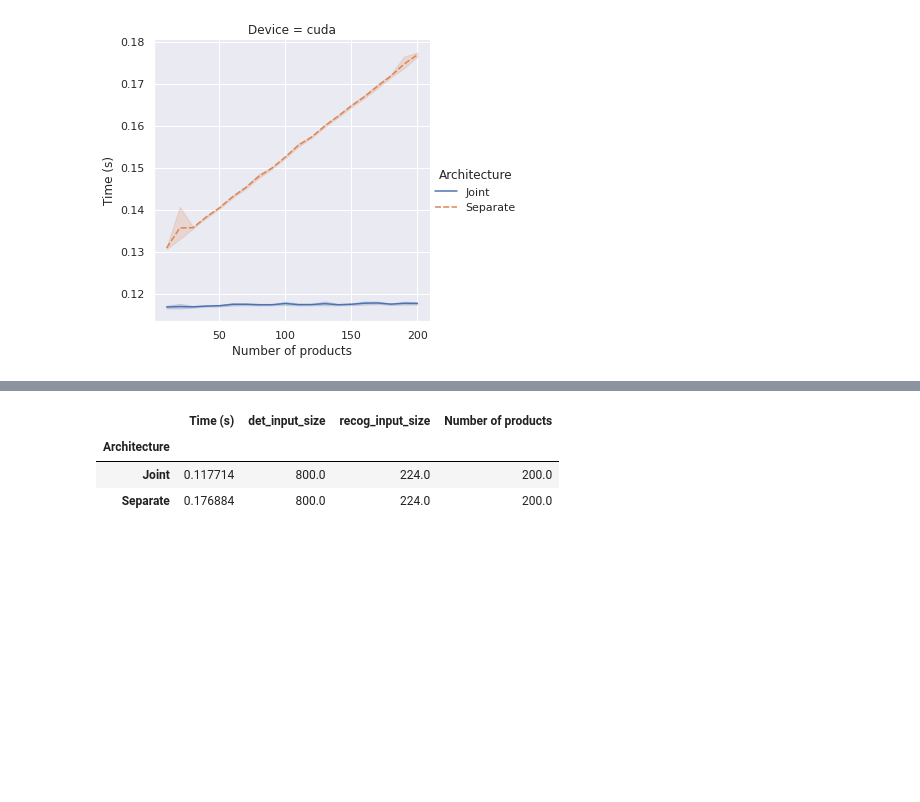
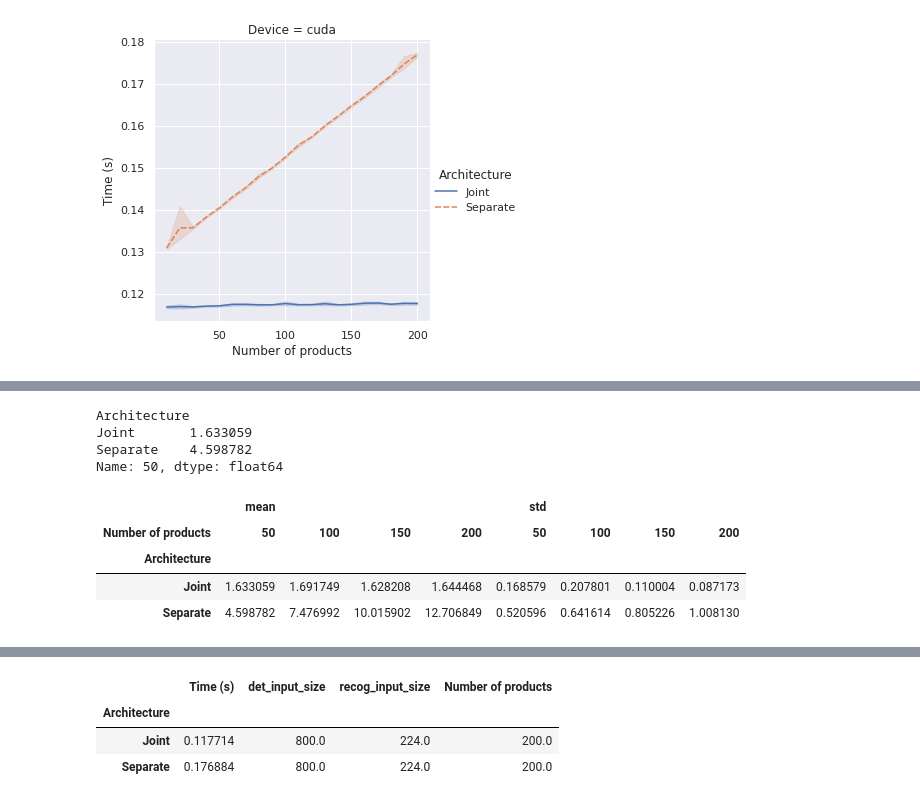
Before and after one commit to florisdf/jpdr, a Jupyter notebook: notebooks/02_joint_vs_separate_models/joint_vs_separate_models.ipynb, the cells around one changed output, grey strips where cells are left out. Cells and saved outputs as stored; diff of their text form; code cells hidden in the pictures; blank space fills up the shorter version.

```diff
--- a/notebooks/02_joint_vs_separate_models/joint_vs_separate_models.ipynb
+++ b/notebooks/02_joint_vs_separate_models/joint_vs_separate_models.ipynb
@@ -252,0 +267,22 @@ sns.relplot(data=df_res_cpu,
+# %%
+n_prods_select = [50, 100, 150, 200]
+df_res_cpu_pv = (
+    df_res_cpu[df_res_cpu[N_PROD].isin(n_prods_select)]
+    .drop(columns=[DEVICE, 'det_input_size', 'recog_input_size'])
+    .pivot_table(values=TIME, index=MODEL_TYPE, columns=N_PROD, aggfunc=['mean', 'std'])
+)
+# %%
+df_res_cpu_pv['mean'][50]
+# %% [output]
+Architecture
+Joint       1.633059
+Separate    4.598782
+Name: 50, dtype: float64
+# %%
+df_res_cpu_pv
+# %% [output]
+|  | mean |  |  |  | std |  |  |  |
+| Number of products | 50 | 100 | 150 | 200 | 50 | 100 | 150 | 200 |
+| Architecture |  |  |  |  |  |  |  |  |
+| Joint | 1.633059 | 1.691749 | 1.628208 | 1.644468 | 0.168579 | 0.207801 | 0.110004 | 0.087173 |
+| Separate | 4.598782 | 7.476992 | 10.015902 | 12.706849 | 0.520596 | 0.641614 | 0.805226 | 1.008130 |
```
Also changed, not shown: parts of 6 cells of this notebook.
